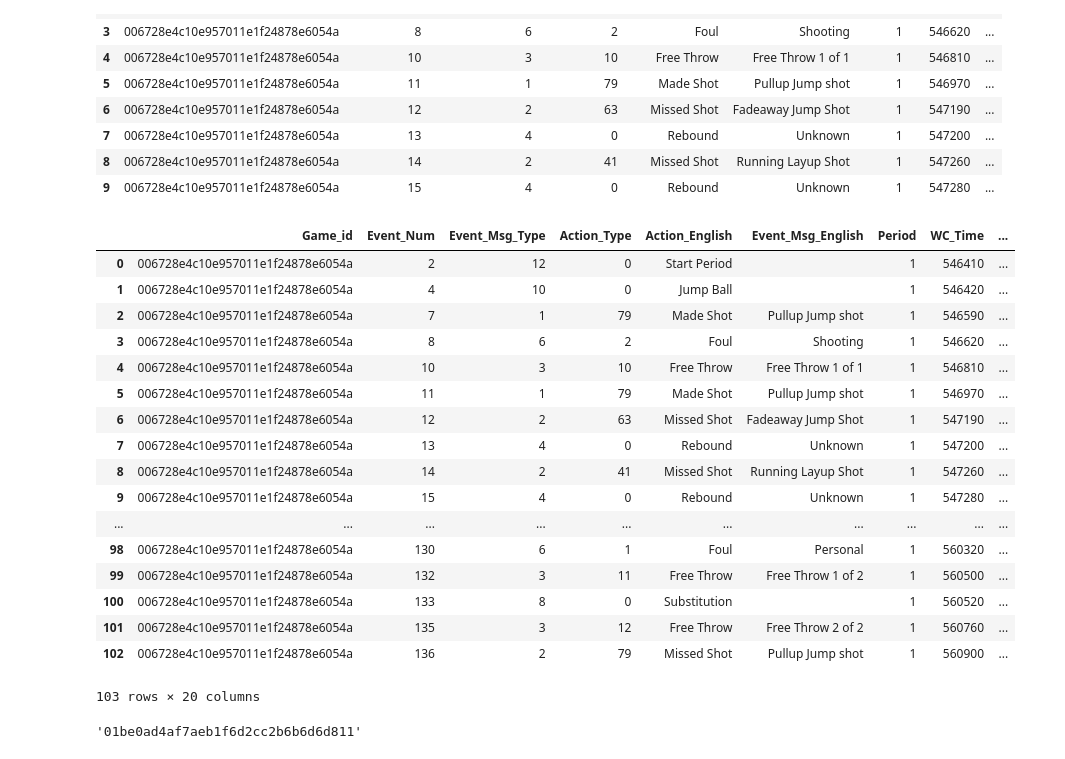
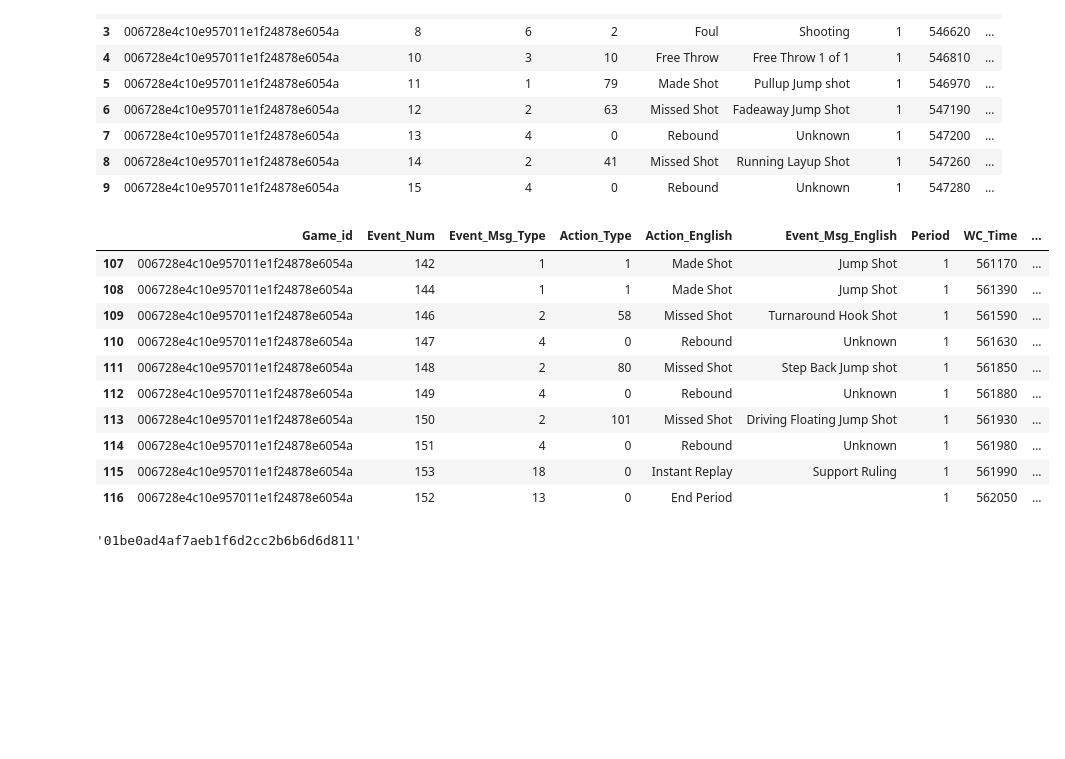
Before and after one commit to calvingrewal/nba-hackathon, a Jupyter notebook: Champs.ipynb, the cells around one changed output. Saved outputs shown, nothing was run; the diff lists cells and outputs as text; code cells hidden in the pictures; blank space fills up the shorter version.

```diff
--- a/Champs.ipynb
+++ b/Champs.ipynb
@@ -96,26 +77,19 @@ plays.head(10)
 | 9 | 006728e4c10e957011e1f24878e6054a | 15 | 4 | 0 | Rebound | Unknown | 1 | 547280 | ... |
 # %%
 first_quarter = plays[(plays['Game_id'] == '006728e4c10e957011e1f24878e6054a') & (plays['Period'] == 1)]
-first_quarter.head(103)
+first_quarter.tail(10)
 # %% [output]
 |  | Game_id | Event_Num | Event_Msg_Type | Action_Type | Action_English | Event_Msg_English | Period | WC_Time | ... |
-| 0 | 006728e4c10e957011e1f24878e6054a | 2 | 12 | 0 | Start Period |  | 1 | 546410 | ... |
-| 1 | 006728e4c10e957011e1f24878e6054a | 4 | 10 | 0 | Jump Ball |  | 1 | 546420 | ... |
-| 2 | 006728e4c10e957011e1f24878e6054a | 7 | 1 | 79 | Made Shot | Pullup Jump shot | 1 | 546590 | ... |
-| 3 | 006728e4c10e957011e1f24878e6054a | 8 | 6 | 2 | Foul | Shooting | 1 | 546620 | ... |
-| 4 | 006728e4c10e957011e1f24878e6054a | 10 | 3 | 10 | Free Throw | Free Throw 1 of 1 | 1 | 546810 | ... |
-| 5 | 006728e4c10e957011e1f24878e6054a | 11 | 1 | 79 | Made Shot | Pullup Jump shot | 1 | 546970 | ... |
-| 6 | 006728e4c10e957011e1f24878e6054a | 12 | 2 | 63 | Missed Shot | Fadeaway Jump Shot | 1 | 547190 | ... |
-| 7 | 006728e4c10e957011e1f24878e6054a | 13 | 4 | 0 | Rebound | Unknown | 1 | 547200 | ... |
-| 8 | 006728e4c10e957011e1f24878e6054a | 14 | 2 | 41 | Missed Shot | Running Layup Shot | 1 | 547260 | ... |
-| 9 | 006728e4c10e957011e1f24878e6054a | 15 | 4 | 0 | Rebound | Unknown | 1 | 547280 | ... |
-| ... | ... | ... | ... | ... | ... | ... | ... | ... | ... |
-| 98 | 006728e4c10e957011e1f24878e6054a | 130 | 6 | 1 | Foul | Personal | 1 | 560320 | ... |
-| 99 | 006728e4c10e957011e1f24878e6054a | 132 | 3 | 11 | Free Throw | Free Throw 1 of 2 | 1 | 560500 | ... |
-| 100 | 006728e4c10e957011e1f24878e6054a | 133 | 8 | 0 | Substitution |  | 1 | 560520 | ... |
-| 101 | 006728e4c10e957011e1f24878e6054a | 135 | 3 | 12 | Free Throw | Free Throw 2 of 2 | 1 | 560760 | ... |
-| 102 | 006728e4c10e957011e1f24878e6054a | 136 | 2 | 79 | Missed Shot | Pullup Jump shot | 1 | 560900 | ... |
+| 107 | 006728e4c10e957011e1f24878e6054a | 142 | 1 | 1 | Made Shot | Jump Shot | 1 | 561170 | ... |
+| 108 | 006728e4c10e957011e1f24878e6054a | 144 | 1 | 1 | Made Shot | Jump Shot | 1 | 561390 | ... |
+| 109 | 006728e4c10e957011e1f24878e6054a | 146 | 2 | 58 | Missed Shot | Turnaround Hook Shot | 1 | 561590 | ... |
+| 110 | 006728e4c10e957011e1f24878e6054a | 147 | 4 | 0 | Rebound | Unknown | 1 | 561630 | ... |
+| 111 | 006728e4c10e957011e1f24878e6054a | 148 | 2 | 80 | Missed Shot | Step Back Jump shot | 1 | 561850 | ... |
+| 112 | 006728e4c10e957011e1f24878e6054a | 149 | 4 | 0 | Rebound | Unknown | 1 | 561880 | ... |
+| 113 | 006728e4c10e957011e1f24878e6054a | 150 | 2 | 101 | Missed Shot | Driving Floating Jump Shot | 1 | 561930 | ... |
+| 114 | 006728e4c10e957011e1f24878e6054a | 151 | 4 | 0 | Rebound | Unknown | 1 | 561980 | ... |
+| 115 | 006728e4c10e957011e1f24878e6054a | 153 | 18 | 0 | Instant Replay | Support Ruling | 1 | 561990 | ... |
+| 116 | 006728e4c10e957011e1f24878e6054a | 152 | 13 | 0 | End Period |  | 1 | 562050 | ... |
-103 rows × 20 columns
 # %%
 def get_player_team(player_id):
     """returns the team player is on"""
```
Also changed, not shown: parts of 3 cells of this notebook.
